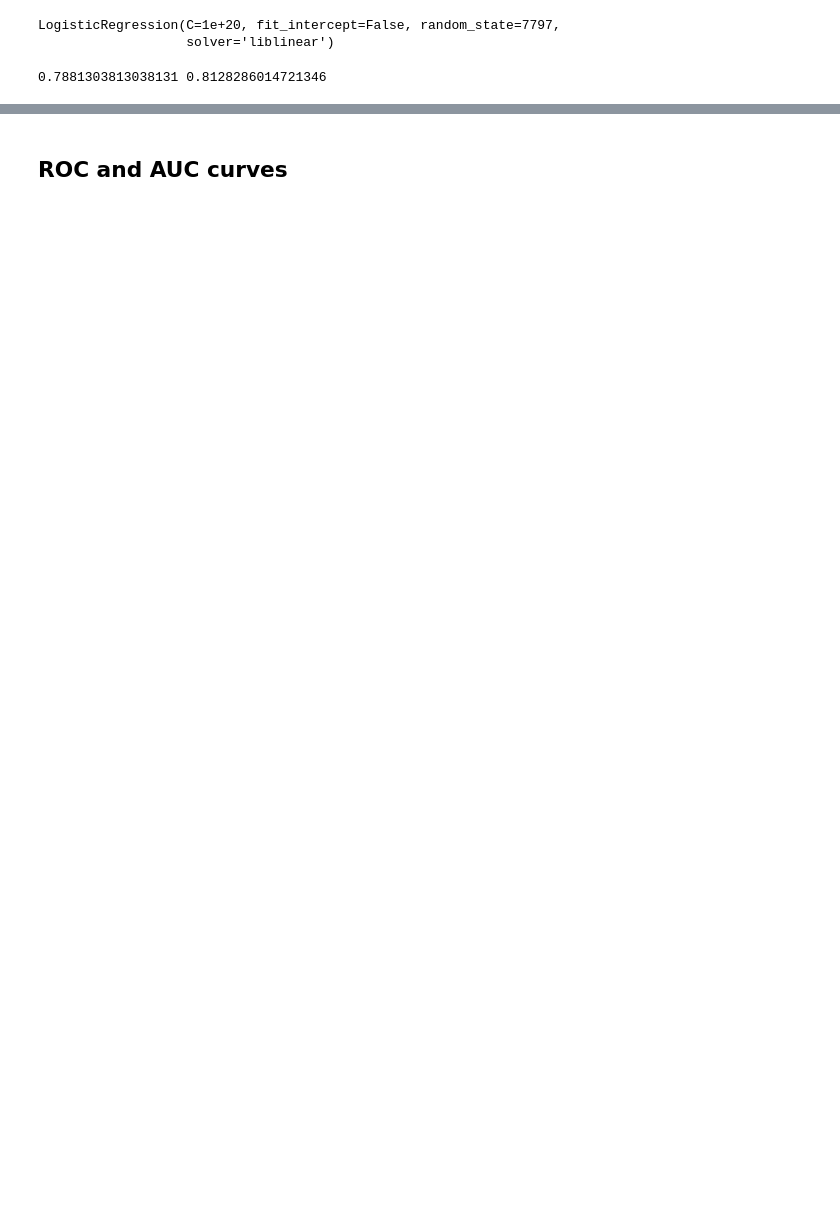
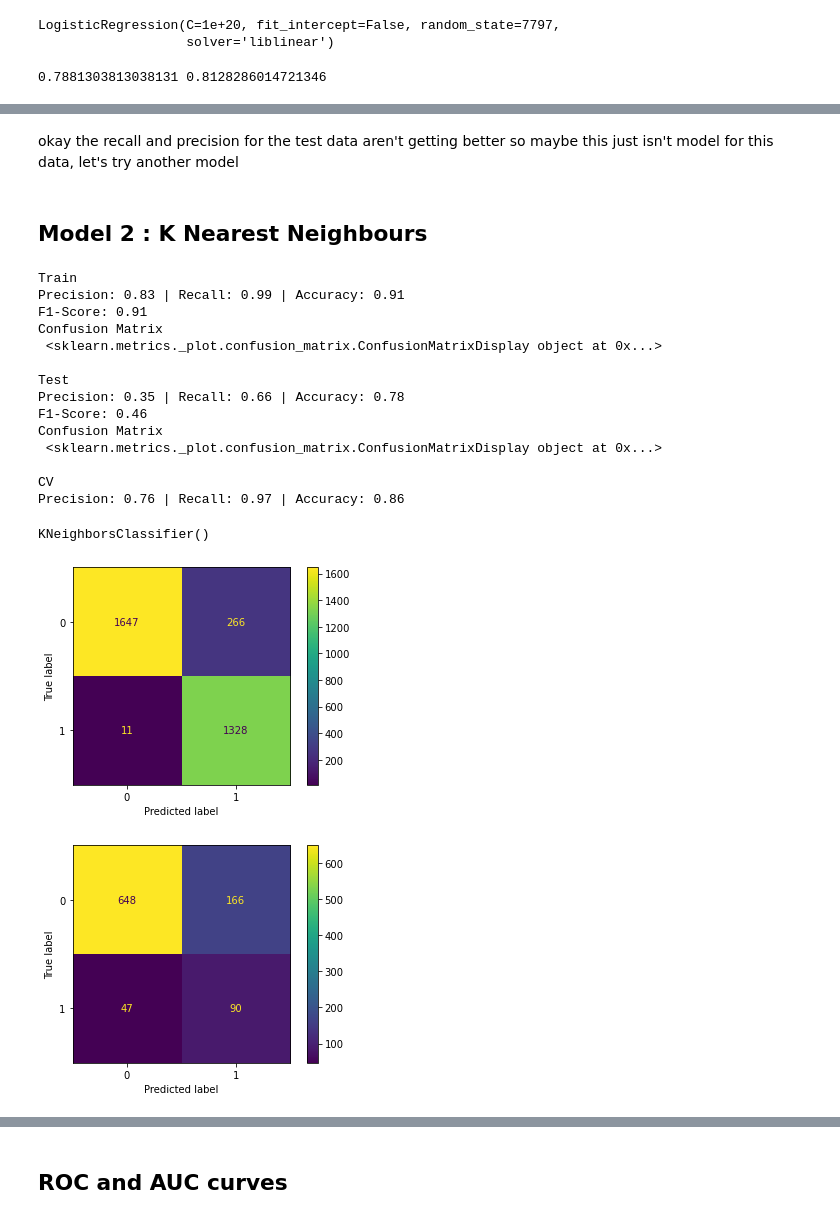
Before and after one commit to Sandrakiptumm/Phase-3-project, a Jupyter notebook: index.ipynb, the cells around one changed output, grey strips where cells are left out. Saved outputs shown, nothing was run; the diff lists cells and outputs as text; code cells hidden in the pictures; blank space fills up the shorter version.

```diff
--- a/index.ipynb
+++ b/index.ipynb
@@ -761,0 +604,26 @@ XGBClassifier(base_score=0.5, booster='gbtree', colsample_bylevel=1,
+# %% [markdown]
+okay the recall and precision for the test data aren't getting better so maybe this just isn't model for this data, let's try another model
+# %% [markdown]
+## Model 2 : K Nearest Neighbours
+# %%
+knn = KNeighborsClassifier(n_neighbors=5)
+# Scaled Features
+model_report(knn, X_train_resampled, y_train_resampled, X_test, y_test, model_results, "KNN")
+# %% [output]
+Train
+Precision: 0.83 | Recall: 0.99 | Accuracy: 0.91
+F1-Score: 0.91
+Confusion Matrix
+ <sklearn.metrics._plot.confusion_matrix.ConfusionMatrixDisplay object at 0x...>
+
+Test
+Precision: 0.35 | Recall: 0.66 | Accuracy: 0.78
+F1-Score: 0.46
+Confusion Matrix
+ <sklearn.metrics._plot.confusion_matrix.ConfusionMatrixDisplay object at 0x...>
+
+CV
+Precision: 0.76 | Recall: 0.97 | Accuracy: 0.86
+KNeighborsClassifier()
+[figure, added]
+[figure, added]
```
Also changed, not shown: parts of 74 cells of this notebook.
